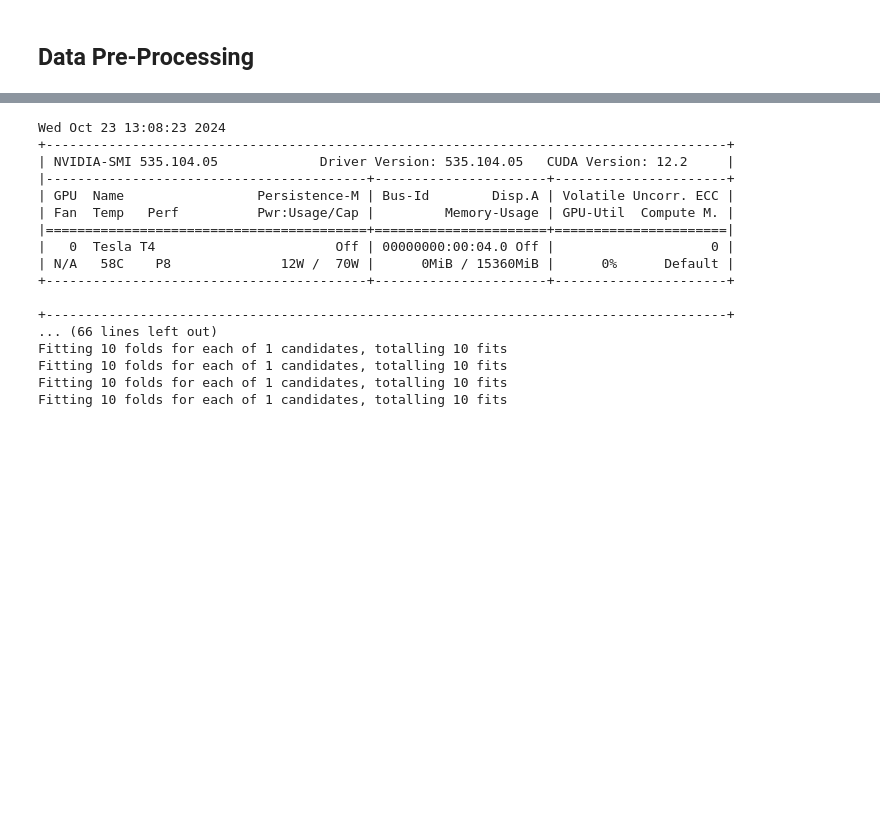
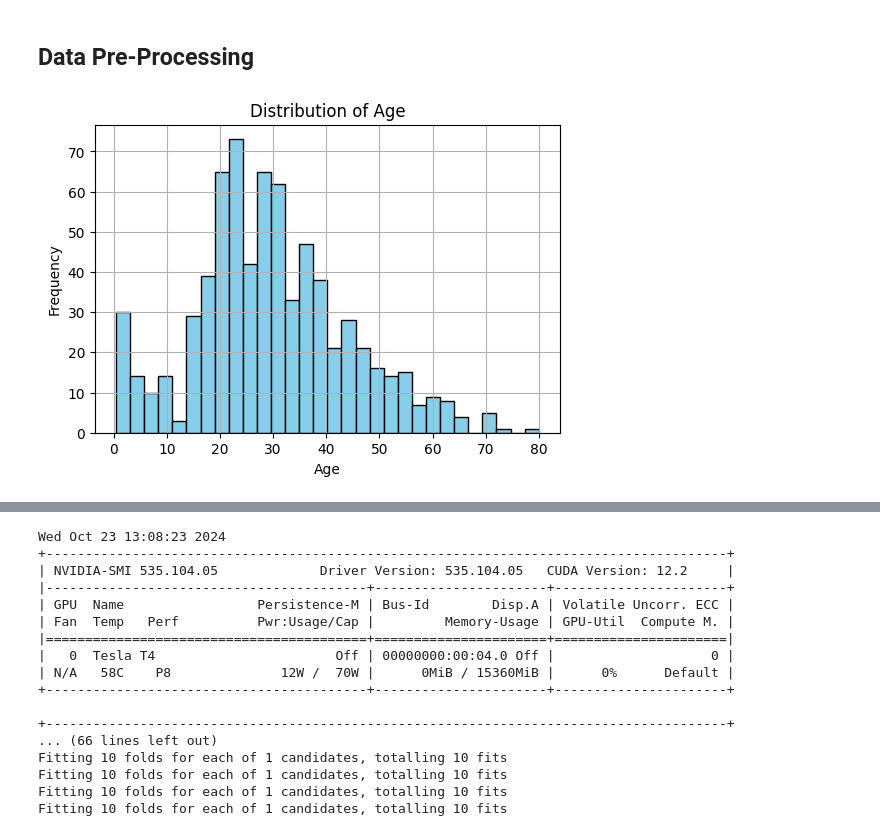
Before and after one commit to geopan2000/TitanicSurvival, a Jupyter notebook: TitanicSurvival.ipynb, the cells around one changed output, grey strips where cells are left out. Drawn from its saved outputs; the diff is of its cells as text; code cells hidden in the pictures; blank space fills up the shorter version.

```diff
--- a/TitanicSurvival.ipynb
+++ b/TitanicSurvival.ipynb
@@ -67,22 +87,2 @@ None
 # %% [markdown]
 ## Data Pre-Processing
-# %%
-train_data['Age']=train_data['Age'].fillna(train_data['Age'].mean())
-train_data['Age']=train_data['Age'] / 100
-
-test_data['Age']=test_data['Age'].fillna(train_data['Age'].mean())
-test_data['Age']=test_data['Age'] / 100
-# %%
-# Apply one-hot encoding on train and test data
-train_data = train_data.dropna(subset=['Embarked'])
-train_data = pd.get_dummies(train_data, columns=['Embarked'])
-test_data = pd.get_dummies(test_data, columns=['Embarked'])
-
-test_data['Fare']=test_data['Fare'].fillna(test_data['Fare'].mean())
-
-train_data.drop('Cabin', axis=1, inplace=True)
-train_data.drop('Name', axis=1, inplace=True)
-train_data.drop('Ticket', axis=1, inplace=True)
-test_data.drop('Cabin', axis=1, inplace=True)
-test_data.drop('Name', axis=1, inplace=True)
-test_data.drop('Ticket', axis=1, inplace=True)
@@ -94,0 +113,13 @@ test_data['Sex'] = test_data['Sex'].map({'male': 1, 'female': 0})
+# %%
+import matplotlib.pyplot as plt
+
+# Plot histogram for Age
+plt.figure(figsize=(6, 4))
+plt.hist(train_data['Age'], bins=30, edgecolor='black', color='skyblue')
+plt.title('Distribution of Age')
+plt.xlabel('Age')
+plt.ylabel('Frequency')
+plt.grid(True)
+plt.show()
+# %% [output]
+[figure, added]
```
Also changed, not shown: parts of 16 cells of this notebook.
